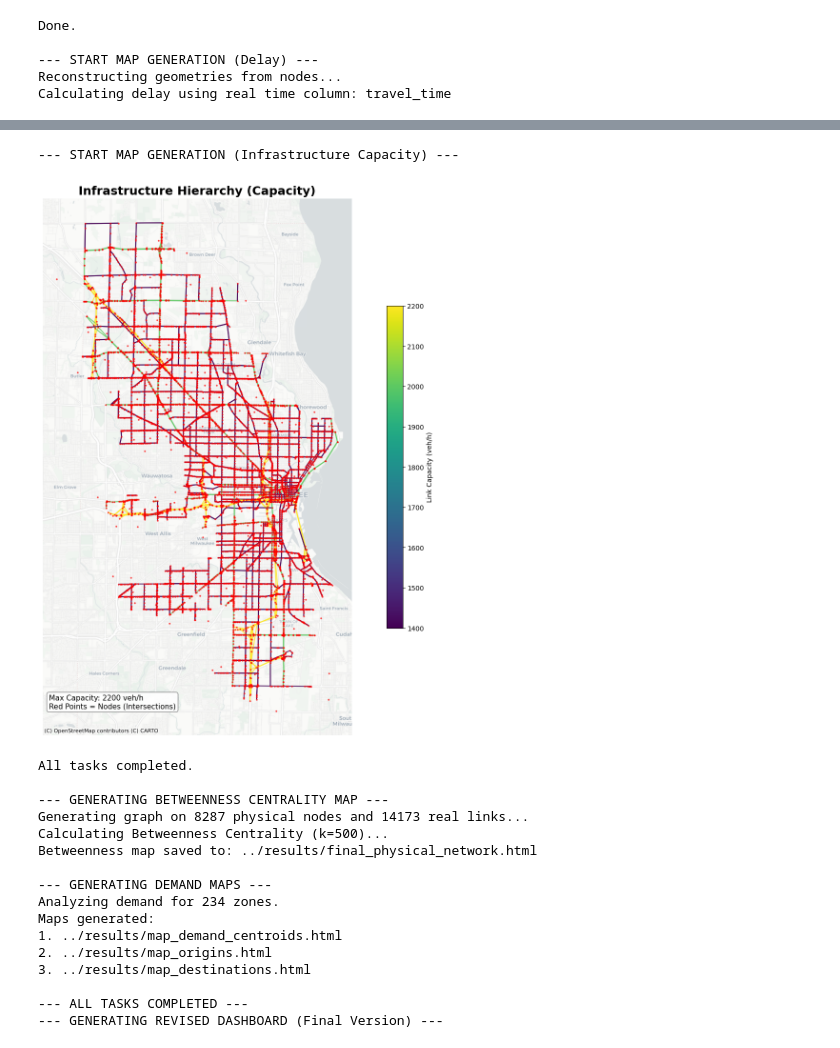
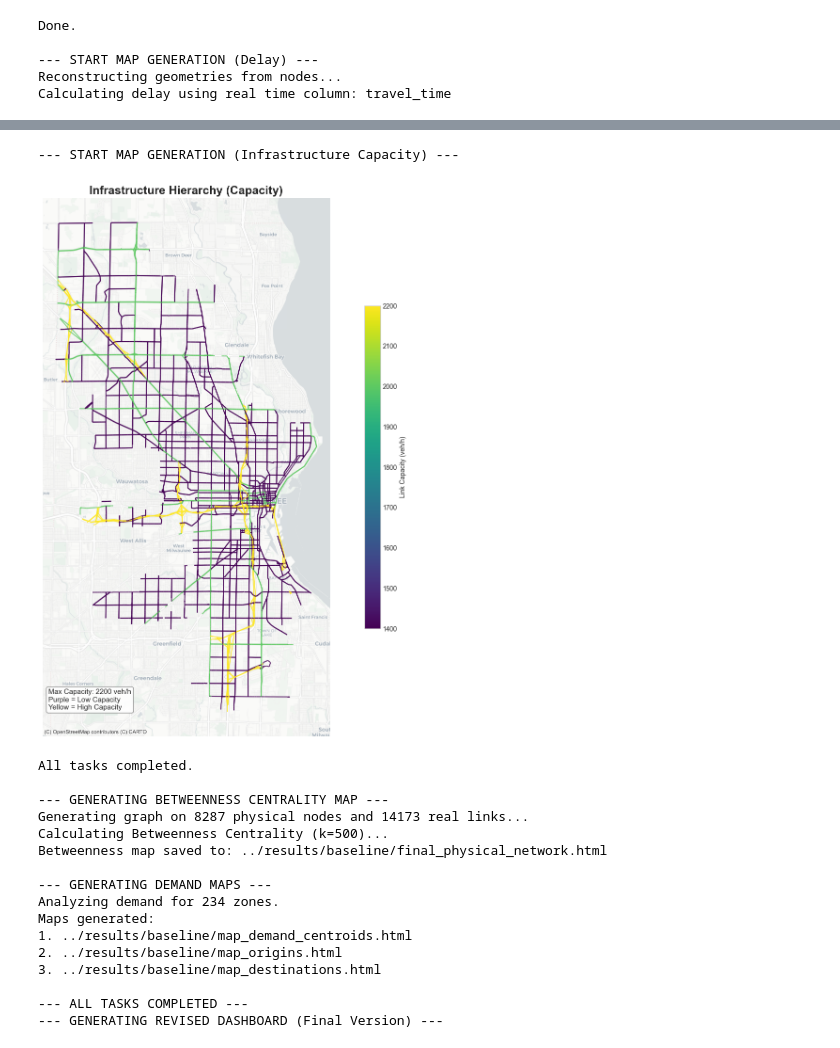
Before and after one commit to antoinekc8/DOTNET_project, a Jupyter notebook: notebook/alessandro KPIs.ipynb, the cells around one changed output, grey strips where cells are left out. Saved outputs shown, nothing was run; the diff lists cells and outputs as text; code cells hidden in the pictures.

Commit message:
alessandro KPIs v2 - added folder baseline for clarity

```diff
--- a/notebook/alessandro KPIs.ipynb
+++ b/notebook/alessandro KPIs.ipynb
@@ -20,10 +20,10 @@ INPUT_NODES = '../data_preprocessed/node.csv'
 INPUT_LINKS = '../data_preprocessed/link.csv'
 INPUT_DEMAND = '../data_preprocessed/demand.csv'
 INPUT_LINK_PERFORMANCE = '../data_preprocessed/link_performance.csv'
-INPUT_ROUTE_ASSIGNMENT = '../data/route_assignment.csv'
+INPUT_ROUTE_ASSIGNMENT = '../data_preprocessed/route_assignment.csv'
 INPUT_OD_PERFORMANCE = '../data_preprocessed/od_performance.csv'
 NETWORK_PATH = '../data_preprocessed/'
-OUTPUT_DIR = '../results/'
+OUTPUT_DIR = '../results/baseline/'
 
 # Create output directory if it does not exist
 os.makedirs(OUTPUT_DIR, exist_ok=True)
@@ -261,16 +261,6 @@ roads_web_infra.plot(
     legend_kwds={'label': 'Link Capacity (veh/h)', 'shrink': 0.6}
 )
 
-# Plot Nodes (Red Points) - Added to match the legend text
-# Filter only physical nodes if 'type' column exists, otherwise all nodes
-nodes_web_infra.plot(
-    ax=ax,
-    color='red',
-    markersize=3,
-    alpha=0.6,
-    zorder=2
-)
-
 # Add Background
 ctx.add_basemap(ax, source=ctx.providers.CartoDB.Positron, alpha=0.9)
 
@@ -280,7 +270,7 @@ ax.set_axis_off()
 
 # Info Box
 max_cap = roads_infra[cap_col_infra].max()
-text = f"Max Capacity: {max_cap:.0f} veh/h\nRed Points = Nodes (Intersections)"
+text = f"Max Capacity: {max_cap:.0f} veh/h\nPurple = Low Capacity\nYellow = High Capacity"
 ax.text(0.02, 0.05, text, transform=ax.transAxes, fontsize=11,
         bbox=dict(facecolor='white', alpha=0.9, edgecolor='gray', boxstyle='round'))
 
@@ -625,18 +615,18 @@ Calculating delay using real time column: travel_time
 --- START MAP GENERATION (Infrastructure Capacity) ---
-[figure, old version]
+[figure, new version]
 All tasks completed.
 
 --- GENERATING BETWEENNESS CENTRALITY MAP ---
 Generating graph on 8287 physical nodes and 14173 real links...
 Calculating Betweenness Centrality (k=500)...
-Betweenness map saved to: ../results/final_physical_network.html
+Betweenness map saved to: ../results/baseline/final_physical_network.html
 
 --- GENERATING DEMAND MAPS ---
 Analyzing demand for 234 zones.
 Maps generated:
-1. ../results/map_demand_centroids.html
-2. ../results/map_origins.html
-3. ../results/map_destinations.html
+1. ../results/baseline/map_demand_centroids.html
+2. ../results/baseline/map_origins.html
+3. ../results/baseline/map_destinations.html
 
 --- ALL TASKS COMPLETED ---
 --- GENERATING REVISED DASHBOARD (Final Version) ---
```
Also changed, not shown: parts of 1 cell of this notebook.
